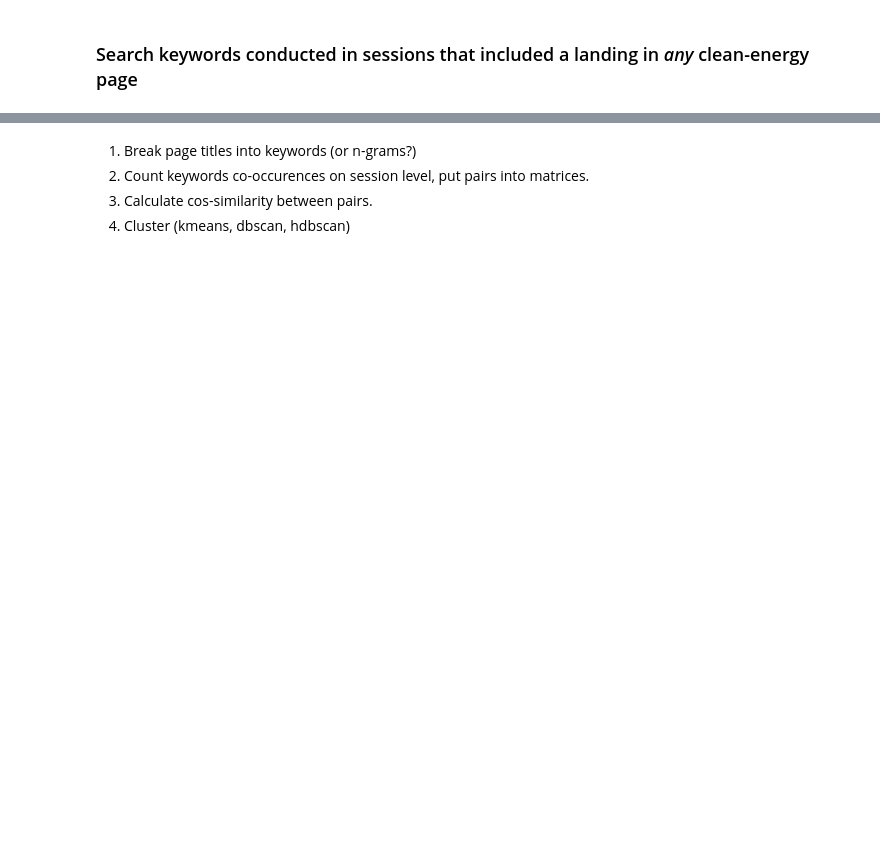
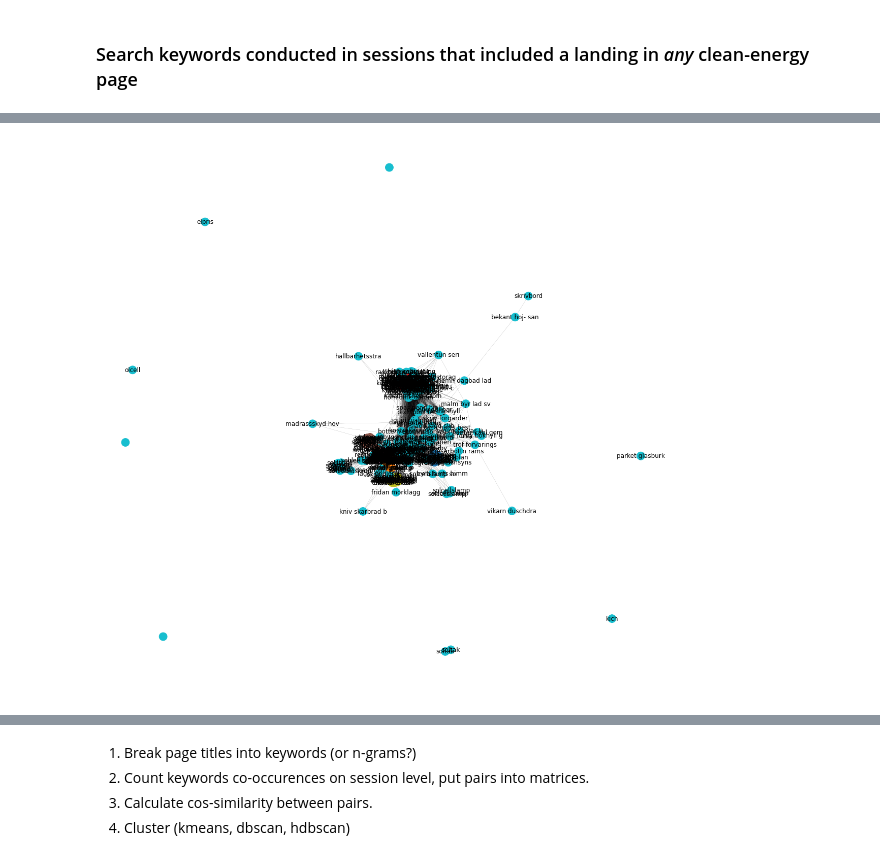
Before and after one commit to orlev2/ces_ds, a Jupyter notebook: user_searches.ipynb, the cells around one changed output, grey strips where cells are left out. Drawn from its saved outputs; the diff is of its cells as text; code cells hidden in the pictures; blank space fills up the shorter version.

```diff
--- a/user_searches.ipynb
+++ b/user_searches.ipynb
@@ -367,3 +481,0 @@ Name: page_titles, dtype: object
-# %%
-df['page_titles_tokenized'] = df.page_titles.apply(lambda x: [nltk.tokenize.word_tokenize(w) for w in set(x)])
-df
@@ -411,0 +482,6 @@ tokenized
+# %%
+# Vectorizing
+# Using bag of words
+vectorizer_cv = text.TfidfVectorizer(analyzer='word', ngram_range=(1, 2))
+X_cv = vectorizer_cv.fit_transform(df.doc).toarray()
+vectorizer_cv.get_feature_names_out()
@@ -411,0 +502,7 @@ tokenized
+# %%
+# Calculate cosine similarity !!!
+
+# coss_mat = np.dot(X_cv, X_cv.T) # / (np.linalg.norm(X_cv) * np.linalg.norm(X_cv))
+X_cv_cs = pairwise.cosine_similarity(X_cv)
+np.fill_diagonal(X_cv_cs, 0)
+X_cv_cs
@@ -411,0 +543,4 @@ tokenized
+# %%
+# Cluster kmeans
+kmeans = KMeans(n_clusters=7, random_state=0).fit(X_cv_cs)
+kmeans.labels_
@@ -411,0 +586,17 @@ tokenized
+# %%
+# Draw clusters
+G = nx.from_pandas_adjacency(pd.DataFrame(X_cv_cs))
+
+fig, ax = plt.subplots(figsize=(20,20))
+nx.draw(G,
+        pos=nx.spring_layout(G),
+        node_size=250,
+        width = 0.1,
+        node_color = kmeans.labels_,
+        cmap=plt.get_cmap('tab10'),
+        labels=df.doc.apply(lambda x: x[:15]),
+        with_labels=True,
+        ax=ax
+       )
+# %% [output]
+[figure, added]
```
Also changed, not shown: parts of 36 cells of this notebook.
